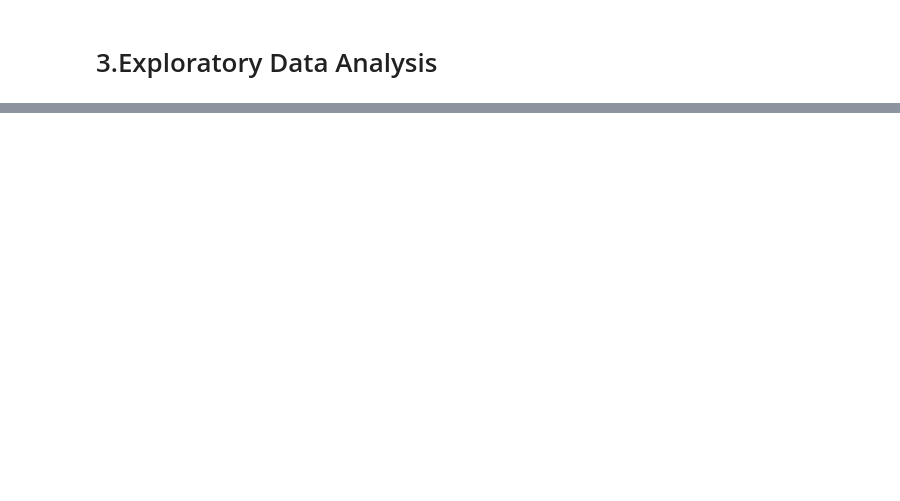
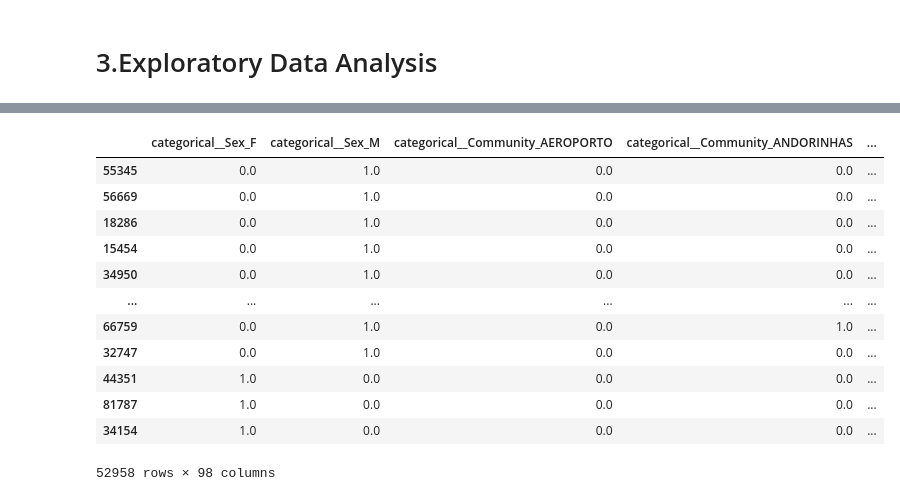
Before and after one commit to kiraduske/DataScience_project, a Jupyter notebook: Data Science Project.ipynb, the cells around one changed output, grey strips where cells are left out. Cells and saved outputs as stored; diff of their text form; code cells hidden in the pictures; blank space fills up the shorter version.

```diff
--- a/Data Science Project.ipynb
+++ b/Data Science Project.ipynb
@@ -269,0 +415,32 @@ for i in range(len(Handcap_counts)):
+# %%
+categorical_preprocessing = Pipeline(
+[
+    ('imputer_mode', imputer_mode),
+    ('onehot', ohe),
+])
+
+numerical_preprocessing = Pipeline([
+    ('imputer_median', imputer_median)
+])
+
+preprocessing = ColumnTransformer(
+                    [
+                        ('categorical', categorical_preprocessing, ['Sex', 'Community', 'SocialWelfare', 'Hipertension', 'Diabetes', 'Alcoholism', 'Handcap', 'SMS_received']),
+                        ('numerical', numerical_preprocessing, ['Age']),
+                    ], remainder= 'passthrough')
+
+preprocessing.fit_transform(X_train)
+# %% [output]
+|  | categorical__Sex_F | categorical__Sex_M | categorical__Community_AEROPORTO | categorical__Community_ANDORINHAS | ... |
+| 55345 | 0.0 | 1.0 | 0.0 | 0.0 | ... |
+| 56669 | 0.0 | 1.0 | 0.0 | 0.0 | ... |
+| 18286 | 0.0 | 1.0 | 0.0 | 0.0 | ... |
+| 15454 | 0.0 | 1.0 | 0.0 | 0.0 | ... |
+| 34950 | 0.0 | 1.0 | 0.0 | 0.0 | ... |
+| ... | ... | ... | ... | ... | ... |
+| 66759 | 0.0 | 1.0 | 0.0 | 1.0 | ... |
+| 32747 | 0.0 | 1.0 | 0.0 | 0.0 | ... |
+| 44351 | 1.0 | 0.0 | 0.0 | 0.0 | ... |
+| 81787 | 1.0 | 0.0 | 0.0 | 0.0 | ... |
+| 34154 | 1.0 | 0.0 | 0.0 | 0.0 | ... |
+52958 rows × 98 columns
```
Also changed, not shown: parts of 66 cells of this notebook.
